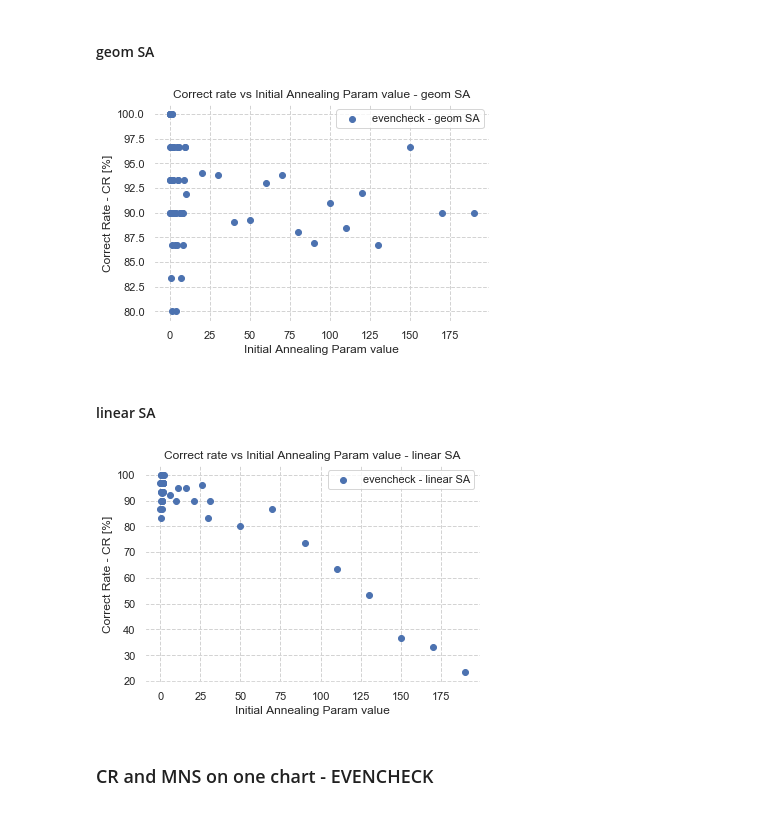
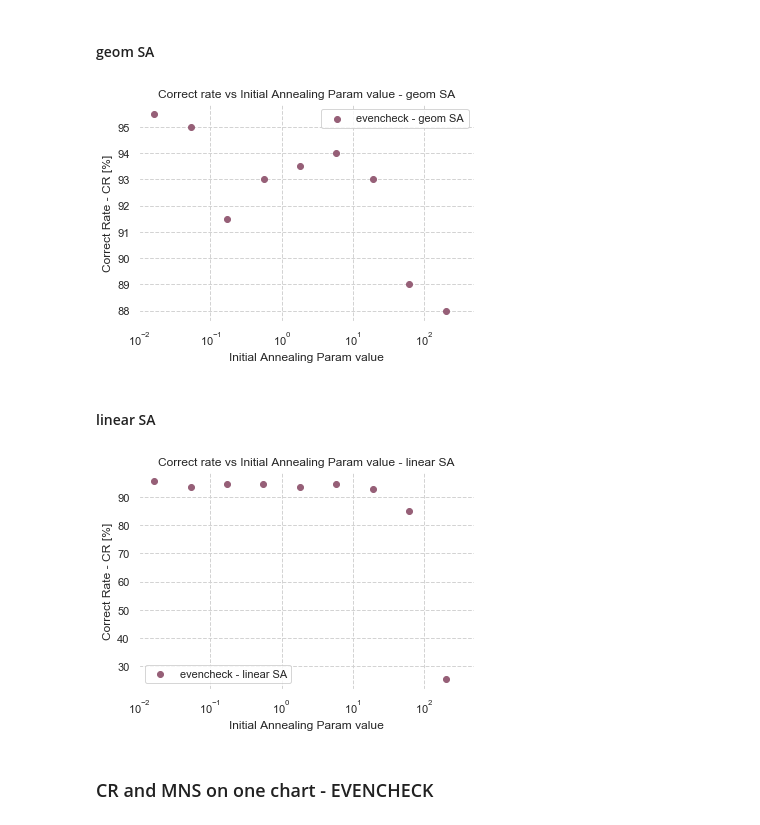
Before and after one commit to mateuszKacz/CGP_mgr, a Jupyter notebook: notebooks/Opracowanie danych SA.ipynb, the cells around one changed output. Drawn from its saved outputs; the diff is of its cells as text; code cells hidden in the pictures.

Commit message:
fixed charts; introduced faculty visual identity

```diff
--- a/notebooks/Opracowanie danych SA.ipynb
+++ b/notebooks/Opracowanie danych SA.ipynb
@@ -17,6 +17,10 @@ sbn.set()
 # %%
 # MATPLOTLIB CONFIG
 plt.rcParams['axes.facecolor'] = 'white'
+# %%
+# sliwkowy, grafitowy, sloneczny, wrzosowy
+colors = ['#965F77', '#3C3C4C', '#FED542', '#B4A0AA']
+sbn.set_palette(sbn.color_palette(colors))
 # %% [markdown]
 # Paths
 # %%
@@ -836,3 +847,6 @@ even_gate_geom_0005_10 = pd.read_csv(EVENCHECK_GATE_CGPSA_PATH / 'even_gate_temp
+# %%
+even_gate_linear_log_summary = pd.read_csv(EVENCHECK_GATE_CGPSA_PATH / 'even_gate_temp_log_scale_0005_200_linear.csv')
+even_gate_geom_log_summary = pd.read_csv(EVENCHECK_GATE_CGPSA_PATH / 'even_gate_temp_log_scale_0005_200_geom.csv')
 # %% [markdown]
 ## summary of optimal temperature
 # %%
@@ -847,8 +861,8 @@ def plot_scatter(dfs: List[pd.DataFrame],
                  yscale: str = None,
                  xlim = None,
                 ) -> None:
-    for df in dfs:
-        plt.scatter(df.index, df[column])
+    for df, color in zip(dfs, colors):
+        plt.scatter(df.index, df[column], color=color)
     plt.title(title)
     plt.legend(legend)
     plt.ylabel(ylabel)
@@ -921,18 +949,20 @@ plot_scatter([calc_mns_series(summary_geom_temp, groupby='annealing_param'),
 # %% [markdown]
 #### geom SA
 # %%
-geom_cr_diff_annealing_param = calc_cr_series(summary_geom_temp, groupby='annealing_param')
+geom_cr_diff_annealing_param = calc_cr_series(even_gate_geom_log_summary, groupby='annealing_param')
 # %%
 plot_scatter([geom_cr_diff_annealing_param],
              legend=['evencheck - geom SA'],
              save_path=CHARTS_MAIN_PATH,
              column='cr',
              title='Correct rate vs Initial Annealing Param value - geom SA',
              ylabel='Correct Rate - CR [%]',
-             xlabel='Initial Annealing Param value'
+             xlabel='Initial Annealing Param value',
+             xscale='log',
+             xlim=(0.01, 500)
             )
 # %% [output]
-[figure, old version]
+[figure, new version]
 # %% [markdown]
 #### linear SA
 # %%
@@ -944,9 +974,11 @@ plot_scatter([linear_cr_diff_annealing_param],
              column='cr',
              title='Correct rate vs Initial Annealing Param value - linear SA',
              ylabel='Correct Rate - CR [%]',
-             xlabel='Initial Annealing Param value'
+             xlabel='Initial Annealing Param value',
+             xscale='log',
+             xlim=(0.01, 500)
             )
 # %% [output]
-[figure, old version]
+[figure, new version]
 # %% [markdown]
 ### CR and MNS on one chart - EVENCHECK
```
Also changed, not shown: parts of 40 cells of this notebook.
